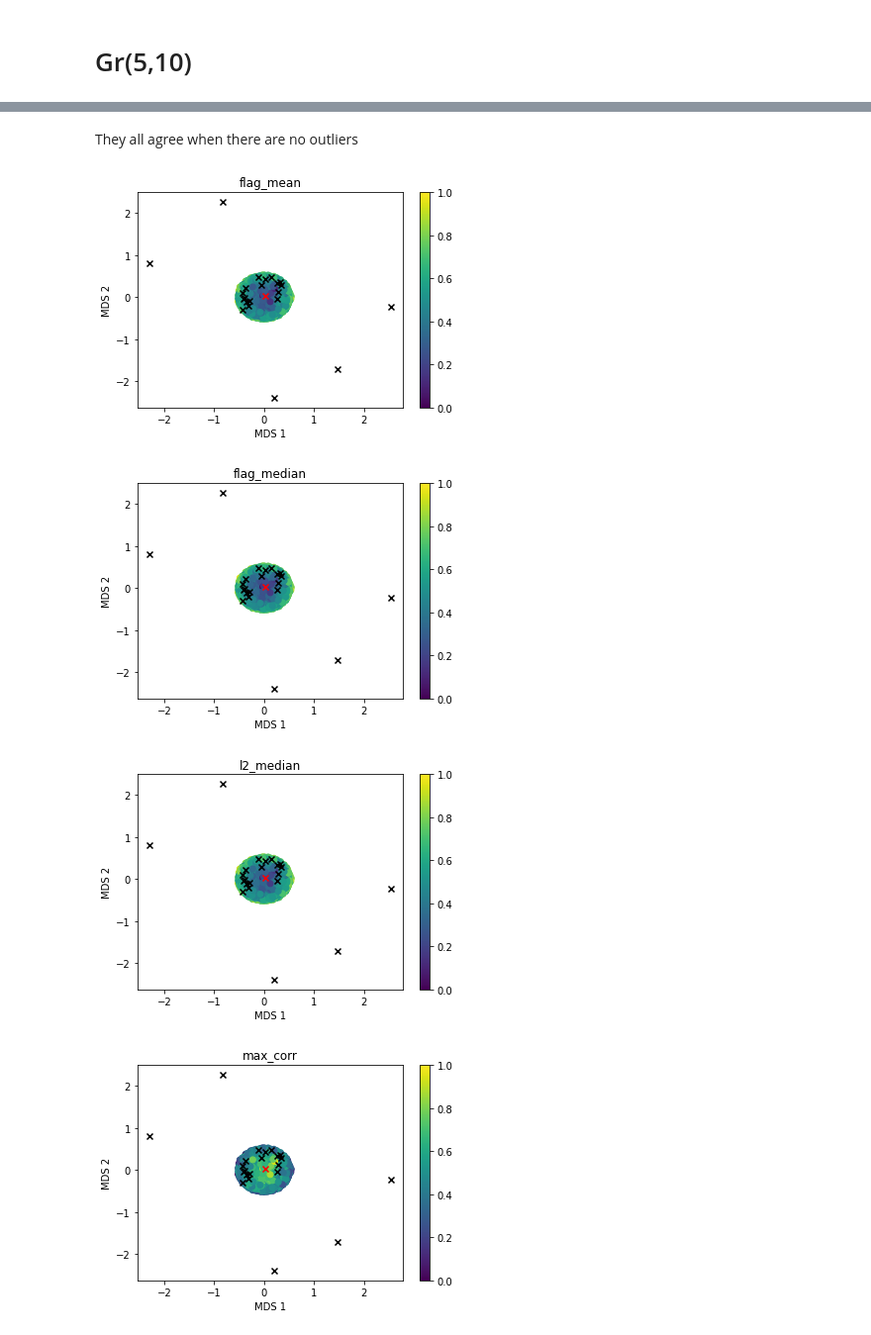
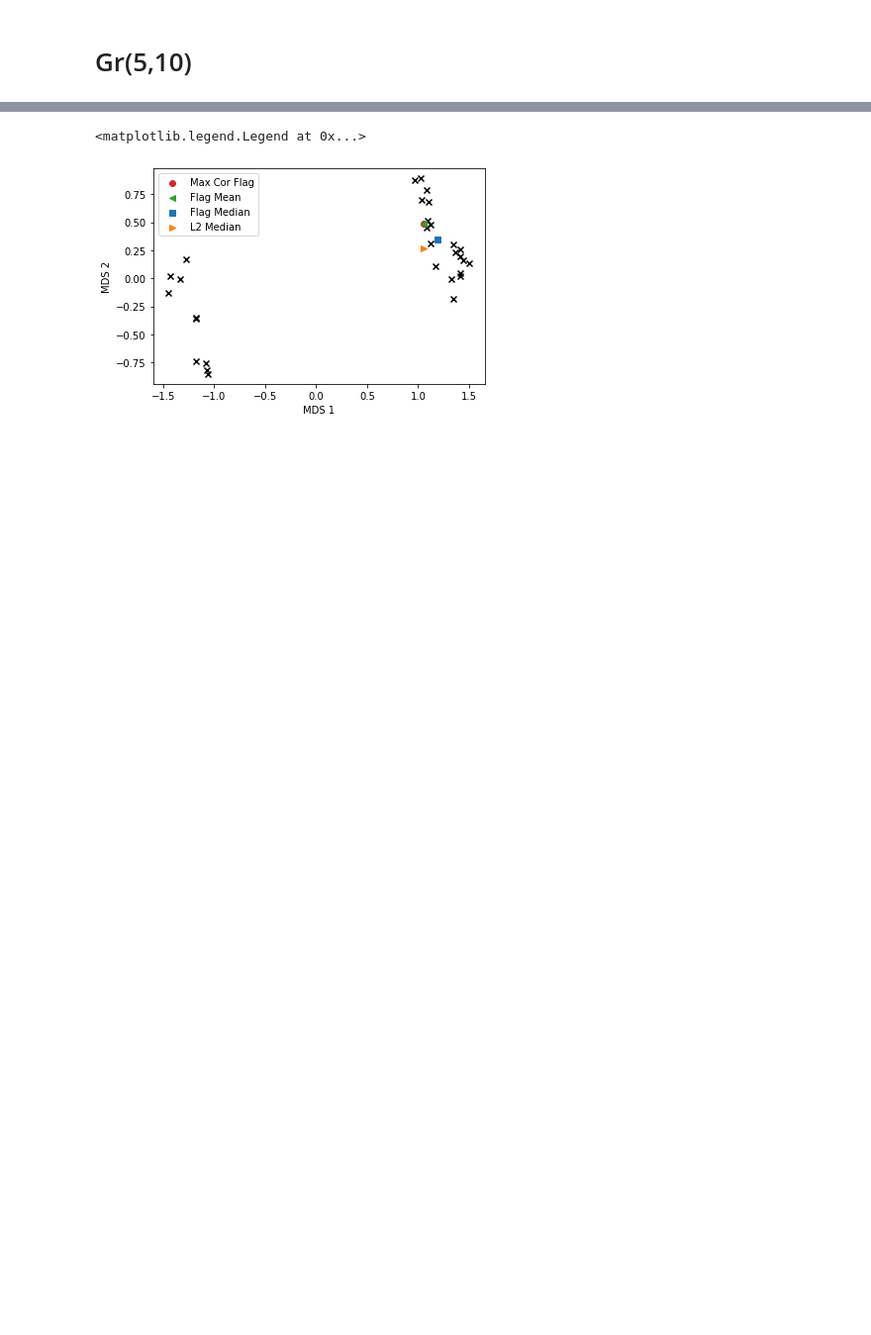
Before and after one commit to nmank/PhD_Code, a Jupyter notebook: SubspacePrototypes.ipynb, the cells around one changed output, grey strips where cells are left out. Shown at 99% size. Saved outputs shown, nothing was run; the diff lists cells and outputs as text; code cells hidden in the pictures; blank space fills up the shorter version.

```diff
--- a/SubspacePrototypes.ipynb
+++ b/SubspacePrototypes.ipynb
@@ -223,10 +223,10 @@ def function_values(gr_list: list) -> tuple:
         geo_err.append(ca.calc_error_1_2(gr_list, Y, 'geodesic'))
         cos_err.append(ca.calc_error_1_2(gr_list, Y, 'cosine'))
 
-    errs = {'flag_mean': sinsq_err,
-            'flag_median': sin_err,
-            'l2_median': geo_err,
-            'max_corr': cos_err}
+    errs = {'Flag Mean': sinsq_err,
+            'Flag Median': sin_err,
+            'L2 Median': geo_err,
+            'Max Cor Flag': cos_err}
 
     return angles, sample_list, errs
 # %%
@@ -312,9 +312,10 @@ def objective_function_values(data, center_rep, n_random_pts, r = 5, n = 20):
     random_points = []
     for i in range(n_random_pts):
         #random points between -.5 and .5 times .01
-        random_point_raw = center_rep + (np.random.rand(n,r)-.5)*.1
+        random_point_raw = center_rep + (np.random.rand(n,r)-.5)*.5
         random_point = np.linalg.qr(random_point_raw)[0][:,:r]
         random_points.append(random_point)
+
 
     sinsq_err = []
     sin_err = []
@@ -327,10 +328,10 @@ def objective_function_values(data, center_rep, n_random_pts, r = 5, n = 20):
         geo_err.append(ca.calc_error_1_2(data, Y, 'l2_med'))
         cos_err.append(ca.calc_error_1_2(data, Y, 'cosine'))
 
-    errs = {'flag_mean': sinsq_err,
-            'flag_median': sin_err,
-            'l2_median': geo_err,
-            'max_corr': cos_err}
+    errs = {'Flag Mean': sinsq_err,
+            'Flag Median': sin_err,
+            'L2 Median': geo_err,
+            'Max Cor Flag': cos_err}
 
     return errs, random_points
 # %%
@@ -423,20 +439,24 @@ point 5021 finished
 
 embedding = MDS(n_components=2, dissimilarity='precomputed')
 X_transformed = embedding.fit_transform(D)
-# %% [markdown]
-They all agree when there are no outliers
+# %%
+
+central_prototype_ids['Flag Mean'] = central_prototype_ids.pop('flag_mean')
+central_prototype_ids['Flag Median'] = central_prototype_ids.pop('flag_median')
+central_prototype_ids['L2 Median'] = central_prototype_ids.pop('l2_median')
+central_prototype_ids['Max Cor Flag'] = central_prototype_ids.pop('max_corr')
 # %%
-for prototype_name in errs:
-    plt.figure()
-    plt.scatter(X_transformed[:n_random_pts,0], X_transformed[:n_random_pts,1], c = errs[prototype_name])
-    plt.scatter(X_transformed[n_random_pts:,0], X_transformed[n_random_pts:,1], c = 'k', marker = 'x')
-    plt.scatter(X_transformed[central_prototype_ids[prototype_name],0], X_transformed[central_prototype_ids[prototype_name],1], c = 'r', marker = 'x')
-    plt.title(prototype_name)
-    plt.xlabel('MDS 1')
-    plt.ylabel('MDS 2')
-    plt.colorbar()
+
+colors = {'Flag Median':'tab:blue', 'Max Cor Flag':'tab:red', 'L2 Median':'tab:orange', 'Flag Mean':'tab:green'}
+prototype_names = {'Flag Median':0, 'Max Cor Flag':1, 'L2 Median':2, 'Flag Mean':3}
+markers = {'Flag Median':'s', 'Max Cor Flag':'o', 'L2 Median':'>', 'Flag Mean':'<'}
+plt.figure()
+plt.scatter(X_transformed[n_random_pts:,0], X_transformed[n_random_pts:,1], c = 'k', marker = 'x')
+for prototype_name in {'Flag Median', 'Max Cor Flag', 'L2 Median', 'Flag Mean'}:
+    plt.scatter(X_transformed[central_prototype_ids[prototype_name],0], X_transformed[central_prototype_ids[prototype_name],1], c = colors[prototype_name], label = prototype_name, marker = markers[prototype_name])
+plt.xlabel('MDS 1')
+plt.ylabel('MDS 2')
+plt.legend()
 # %% [output]
+<matplotlib.legend.Legend at 0x...>
-[figure, old version]
+[figure, new version]
-[figure, removed]
-[figure, removed]
-[figure, removed]
```
Also changed, not shown: parts of 10 cells of this notebook, 5 other files.
